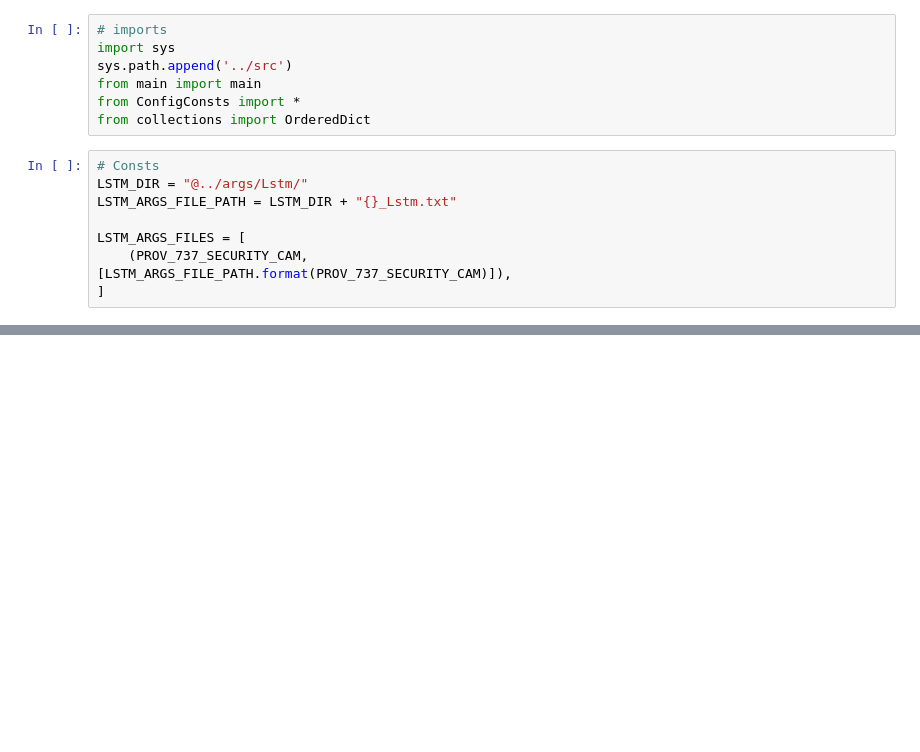
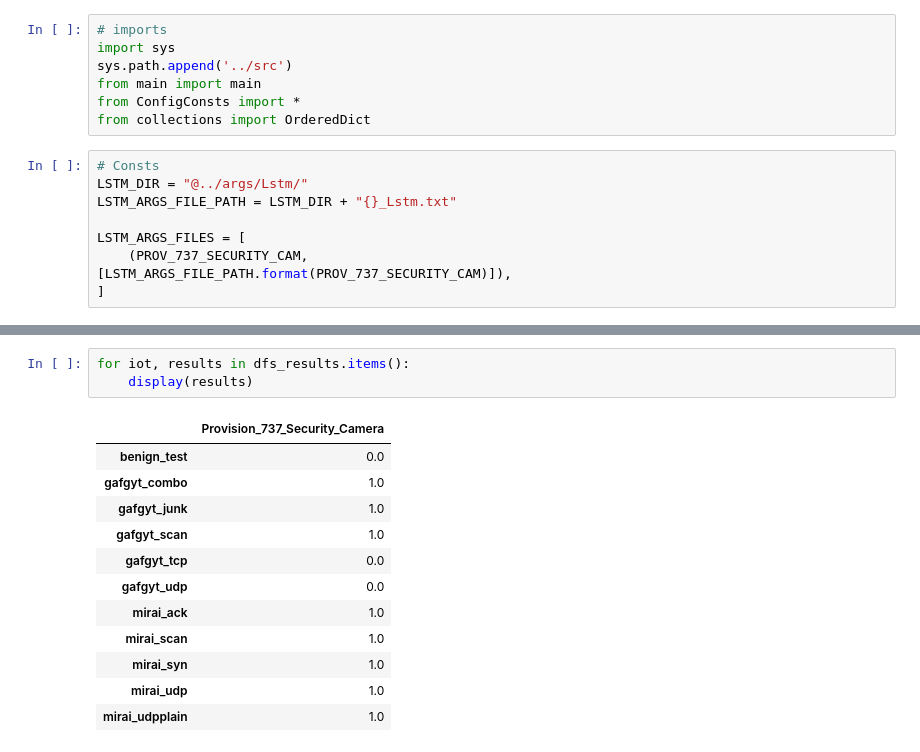
Before and after one commit to ormalkai/IoT_AnomalyDetection, a Jupyter notebook: notebooks/LstmModel.ipynb, the cells around one changed output, grey strips where cells are left out. Saved outputs shown, nothing was run; the diff lists cells and outputs as text; blank space fills up the shorter version.

```diff
--- a/notebooks/LstmModel.ipynb
+++ b/notebooks/LstmModel.ipynb
@@ -37,0 +70,16 @@ KeyboardInterrupt:
+# %%
+for iot, results in dfs_results.items():
+    display(results)
+# %% [output]
+|  | Provision_737_Security_Camera |
+| benign_test | 0.0 |
+| gafgyt_combo | 1.0 |
+| gafgyt_junk | 1.0 |
+| gafgyt_scan | 1.0 |
+| gafgyt_tcp | 0.0 |
+| gafgyt_udp | 0.0 |
+| mirai_ack | 1.0 |
+| mirai_scan | 1.0 |
+| mirai_syn | 1.0 |
+| mirai_udp | 1.0 |
+| mirai_udpplain | 1.0 |
```
Also changed, not shown: parts of 1 cell of this notebook, 14 other files.
